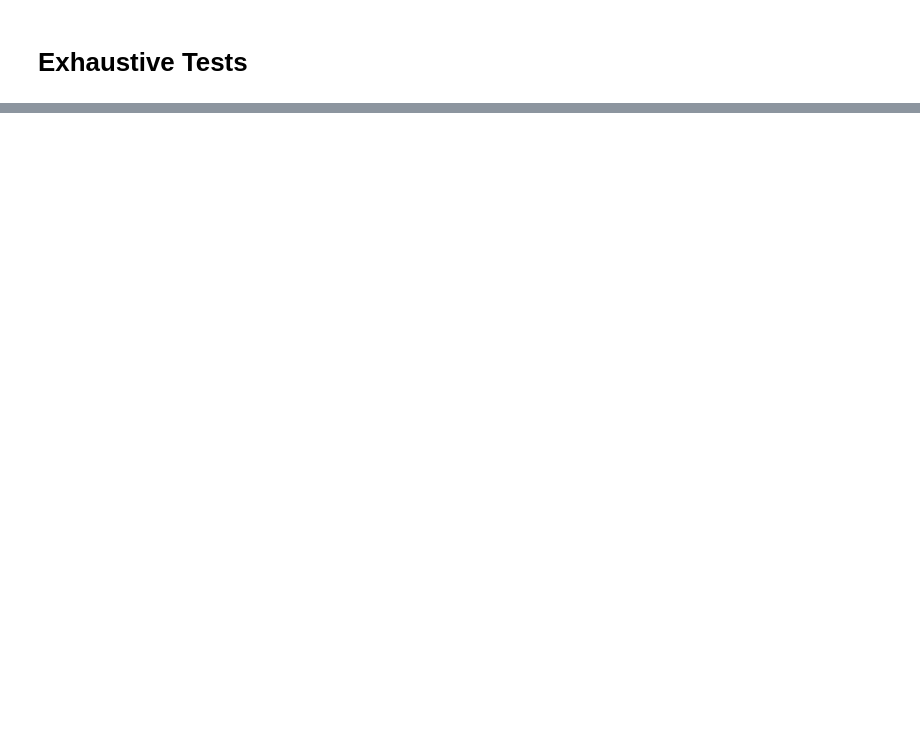
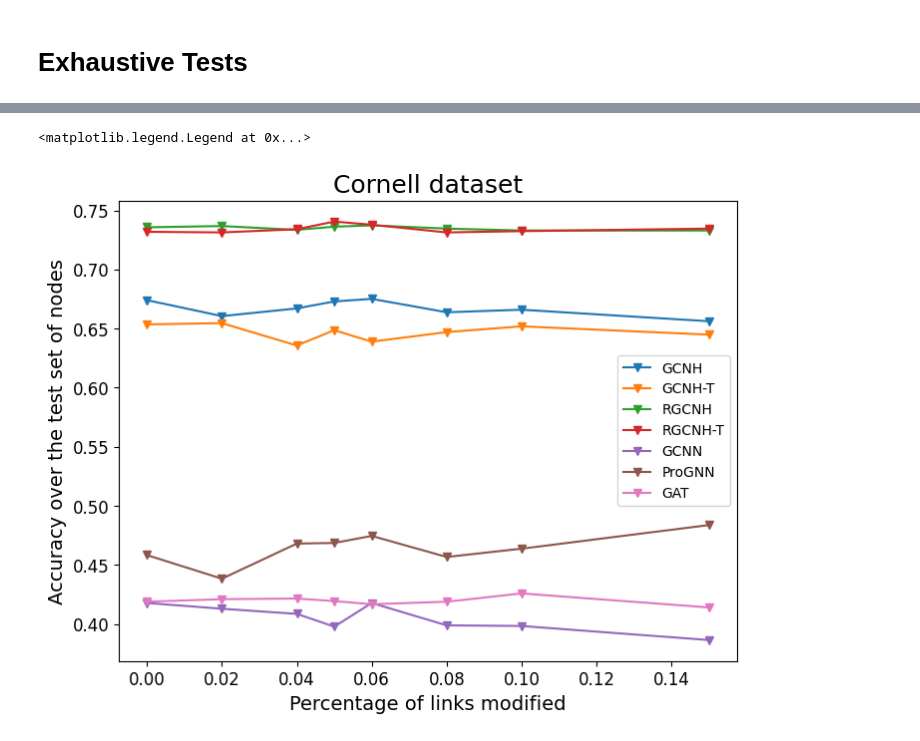
Before and after one commit to vmtenorio/robust_gnn, a Jupyter notebook: GFGCNPert.ipynb, the cells around one changed output, grey strips where cells are left out. Drawn from its saved outputs; the diff is of its cells as text; code cells hidden in the pictures; blank space fills up the shorter version.

```diff
--- a/GFGCNPert.ipynb
+++ b/GFGCNPert.ipynb
@@ -612,9 +519,21 @@ Starting pert 0.1 of exp Cornell - RGFGCN-M1: 1 2 3 4
 # %%
+# Figure for single dataset
+dataset = "Cornell"
+plt.figure(figsize=(8,6))
+
 for i, exp in enumerate(EXPS):
-    plt.plot(perts, accs_test[:n_graphs_cora if "Cora" in exp['dataset'] else n_graphs,:,:].mean(0)[i,:], exp["fmt"], label=exp["legend"])
+    if dataset not in exp['dataset']:
+        continue
+    plt.plot(perts, accs_test.mean(0)[i,:], exp["fmt"], label=exp["legend"].replace(f"{dataset}-",""))
 
-plt.xlabel("Percentage of links modified", fontsize=12)
-plt.ylabel("Accuracy over the test dataset", fontsize=12)
-plt.title("Effect of perturbations on the performance of a GNN", fontsize=16)
+plt.title(f"{dataset} dataset", fontsize=18)
+plt.xlabel("Percentage of links modified", fontsize=14)
+plt.ylabel("Accuracy over the test set of nodes", fontsize=14)
+
+plt.xticks(fontsize=12)
+plt.yticks(fontsize=12)
+
 plt.legend()
-plt.grid()
+# %% [output]
+<matplotlib.legend.Legend at 0x...>
+[figure, added]
```
Also changed, not shown: parts of 32 cells of this notebook, 20 other files.
